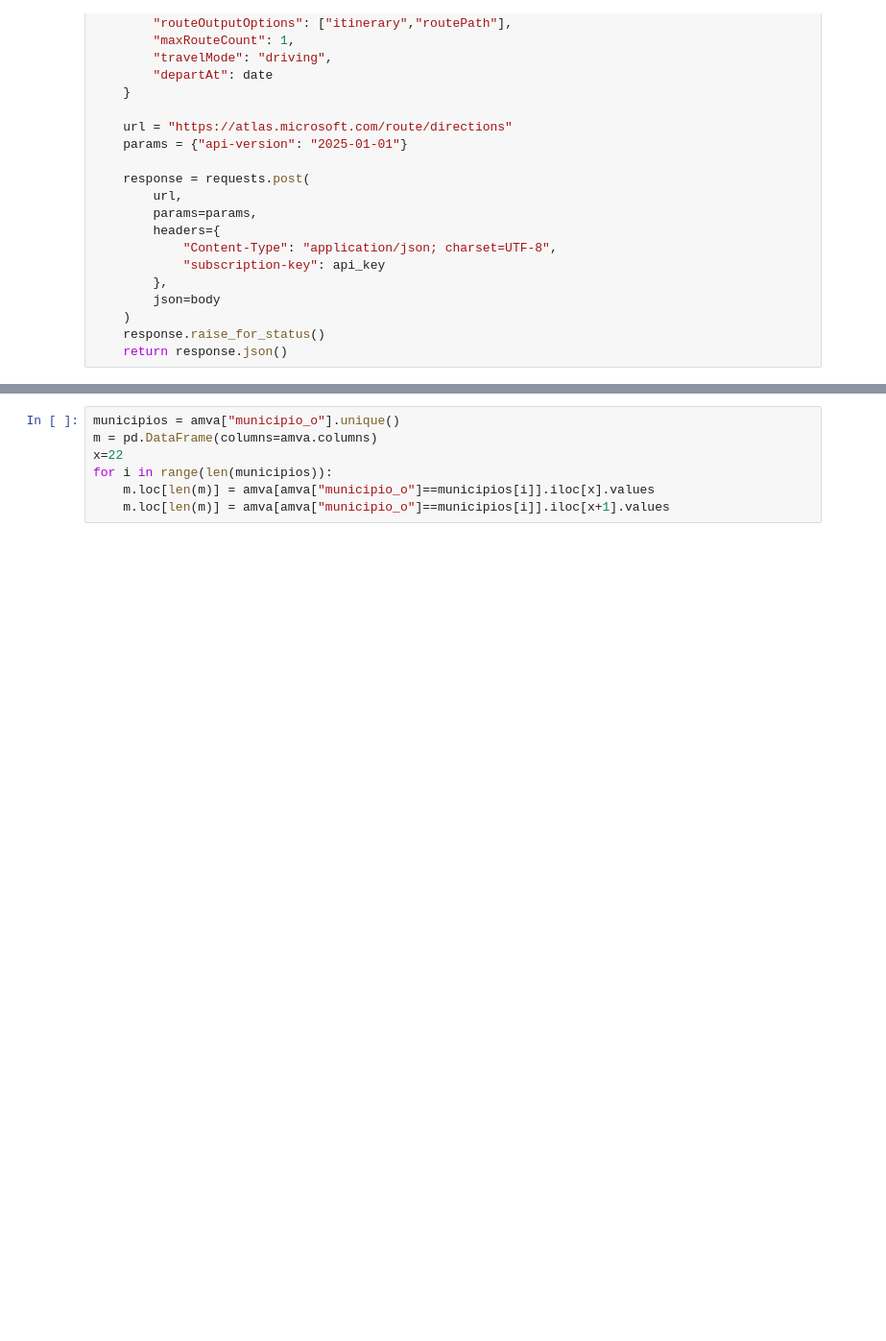
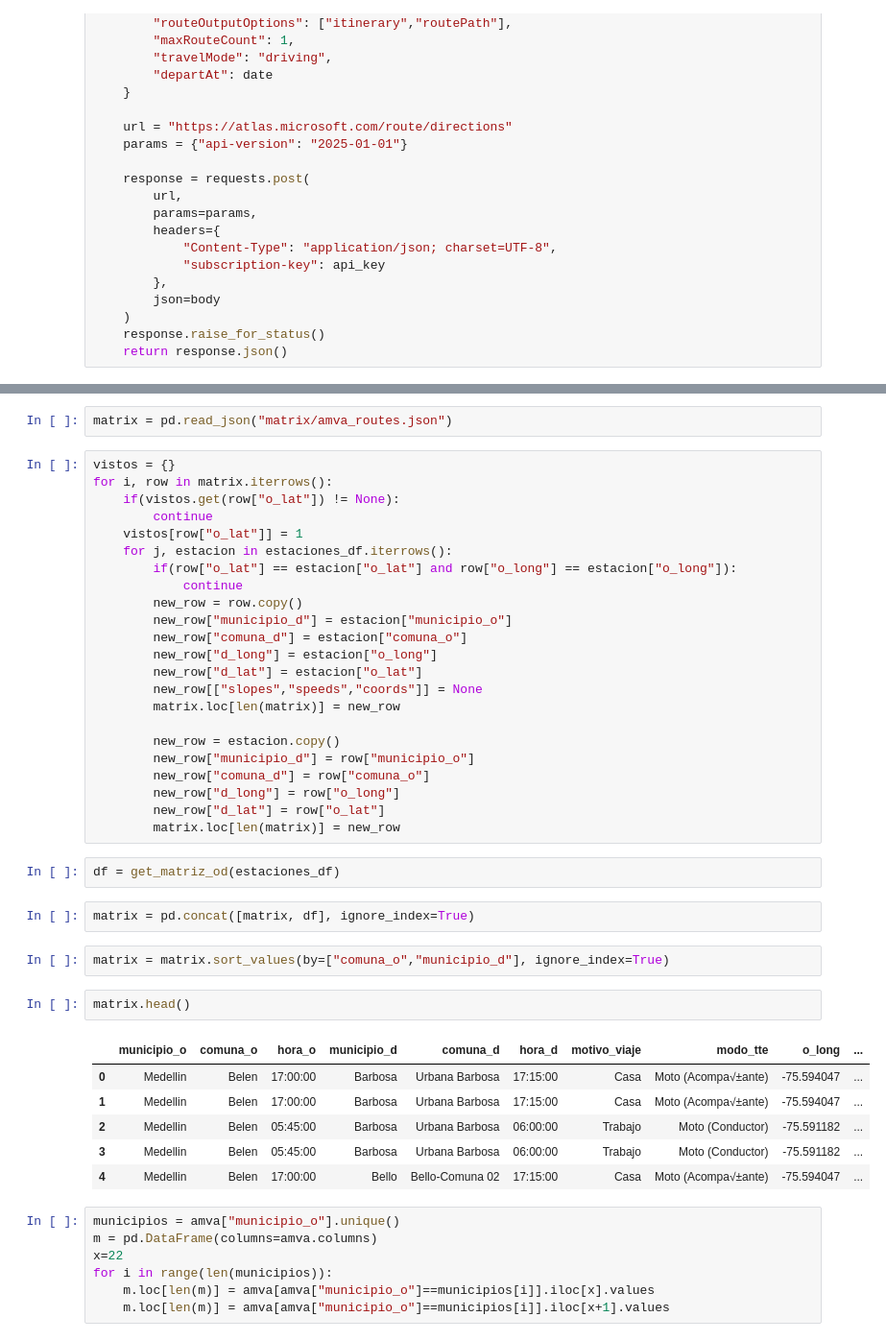
Before and after one commit to niosto/model-and-simulation-of-electric-motorcycles, a Jupyter notebook: api.ipynb, the cells around one changed output, grey strips where cells are left out. Shown at 96% size. Drawn from its saved outputs; the diff is of its cells as text; blank space fills up the shorter version.

```diff
--- a/api.ipynb
+++ b/api.ipynb
@@ -339,3 +379,43 @@ def get_matriz_od(m):
+# %%
+matrix = pd.read_json("matrix/amva_routes.json")
+# %%
+vistos = {}
+for i, row in matrix.iterrows():
+    if(vistos.get(row["o_lat"]) != None):
+        continue
+    vistos[row["o_lat"]] = 1
+    for j, estacion in estaciones_df.iterrows():
+        if(row["o_lat"] == estacion["o_lat"] and row["o_long"] == estacion["o_long"]):
+            continue
+        new_row = row.copy()
+        new_row["municipio_d"] = estacion["municipio_o"]
+        new_row["comuna_d"] = estacion["comuna_o"]
+        new_row["d_long"] = estacion["o_long"]
+        new_row["d_lat"] = estacion["o_lat"]
+        new_row[["slopes","speeds","coords"]] = None
+        matrix.loc[len(matrix)] = new_row
+
+        new_row = estacion.copy()
+        new_row["municipio_d"] = row["municipio_o"]
+        new_row["comuna_d"] = row["comuna_o"]
+        new_row["d_long"] = row["o_long"]
+        new_row["d_lat"] = row["o_lat"]
+        matrix.loc[len(matrix)] = new_row
+# %%
+df = get_matriz_od(estaciones_df)
+# %%
+matrix = pd.concat([matrix, df], ignore_index=True)
+# %%
+matrix = matrix.sort_values(by=["comuna_o","municipio_d"], ignore_index=True)
+# %%
+matrix.head()
+# %% [output]
+|  | municipio_o | comuna_o | hora_o | municipio_d | comuna_d | hora_d | motivo_viaje | modo_tte | o_long | ... |
+| 0 | Medellin | Belen | 17:00:00 | Barbosa | Urbana Barbosa | 17:15:00 | Casa | Moto (Acompa√±ante) | -75.594047 | ... |
+| 1 | Medellin | Belen | 17:00:00 | Barbosa | Urbana Barbosa | 17:15:00 | Casa | Moto (Acompa√±ante) | -75.594047 | ... |
+| 2 | Medellin | Belen | 05:45:00 | Barbosa | Urbana Barbosa | 06:00:00 | Trabajo | Moto (Conductor) | -75.591182 | ... |
+| 3 | Medellin | Belen | 05:45:00 | Barbosa | Urbana Barbosa | 06:00:00 | Trabajo | Moto (Conductor) | -75.591182 | ... |
+| 4 | Medellin | Belen | 17:00:00 | Bello | Bello-Comuna 02 | 17:15:00 | Casa | Moto (Acompa√±ante) | -75.594047 | ... |
 # %%
 municipios = amva["municipio_o"].unique()
 m = pd.DataFrame(columns=amva.columns)
```
Also changed, not shown: parts of 36 cells of this notebook, 3 other files.
